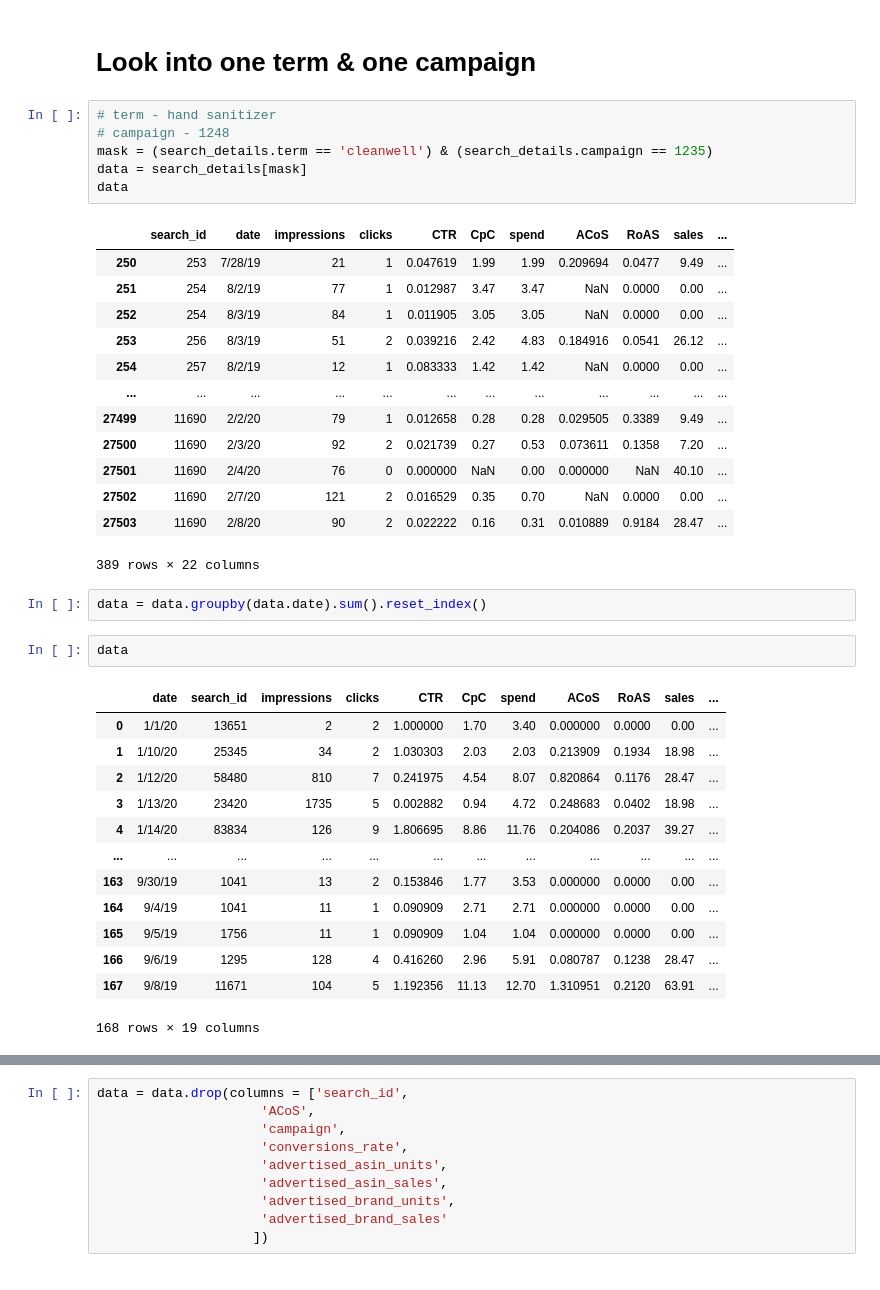
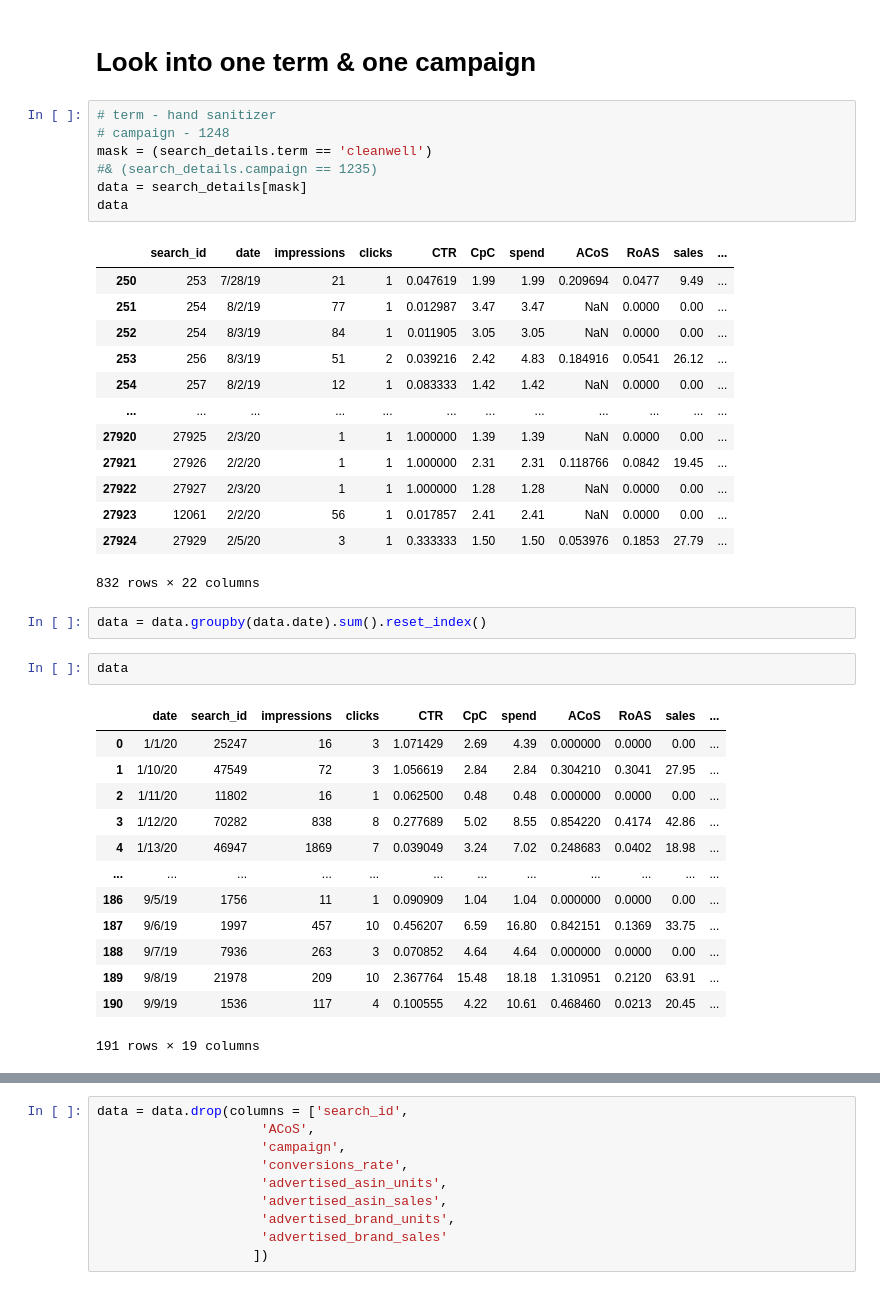
Before and after one commit to JuliaSokolova/amazon_-eCommerce_optimization, a Jupyter notebook: Search EDA.ipynb, the cells around one changed output, grey strips where cells are left out. Saved outputs shown, nothing was run; the diff lists cells and outputs as text.

```diff
--- a/Search EDA.ipynb
+++ b/Search EDA.ipynb
@@ -494,41 +494,42 @@ Name: term, Length: 754, dtype: int64
 # %%
 # term - hand sanitizer
 # campaign - 1248
-mask = (search_details.term == 'cleanwell') & (search_details.campaign == 1235)
+mask = (search_details.term == 'cleanwell')
+#& (search_details.campaign == 1235)
 data = search_details[mask]
 data
 # %% [output]
 |  | search_id | date | impressions | clicks | CTR | CpC | spend | ACoS | RoAS | sales | ... |
 | 250 | 253 | 7/28/19 | 21 | 1 | 0.047619 | 1.99 | 1.99 | 0.209694 | 0.0477 | 9.49 | ... |
 | 251 | 254 | 8/2/19 | 77 | 1 | 0.012987 | 3.47 | 3.47 | NaN | 0.0000 | 0.00 | ... |
 | 252 | 254 | 8/3/19 | 84 | 1 | 0.011905 | 3.05 | 3.05 | NaN | 0.0000 | 0.00 | ... |
 | 253 | 256 | 8/3/19 | 51 | 2 | 0.039216 | 2.42 | 4.83 | 0.184916 | 0.0541 | 26.12 | ... |
 | 254 | 257 | 8/2/19 | 12 | 1 | 0.083333 | 1.42 | 1.42 | NaN | 0.0000 | 0.00 | ... |
 | ... | ... | ... | ... | ... | ... | ... | ... | ... | ... | ... | ... |
-| 27499 | 11690 | 2/2/20 | 79 | 1 | 0.012658 | 0.28 | 0.28 | 0.029505 | 0.3389 | 9.49 | ... |
-| 27500 | 11690 | 2/3/20 | 92 | 2 | 0.021739 | 0.27 | 0.53 | 0.073611 | 0.1358 | 7.20 | ... |
-| 27501 | 11690 | 2/4/20 | 76 | 0 | 0.000000 | NaN | 0.00 | 0.000000 | NaN | 40.10 | ... |
-| 27502 | 11690 | 2/7/20 | 121 | 2 | 0.016529 | 0.35 | 0.70 | NaN | 0.0000 | 0.00 | ... |
-| 27503 | 11690 | 2/8/20 | 90 | 2 | 0.022222 | 0.16 | 0.31 | 0.010889 | 0.9184 | 28.47 | ... |
+| 27920 | 27925 | 2/3/20 | 1 | 1 | 1.000000 | 1.39 | 1.39 | NaN | 0.0000 | 0.00 | ... |
+| 27921 | 27926 | 2/2/20 | 1 | 1 | 1.000000 | 2.31 | 2.31 | 0.118766 | 0.0842 | 19.45 | ... |
+| 27922 | 27927 | 2/3/20 | 1 | 1 | 1.000000 | 1.28 | 1.28 | NaN | 0.0000 | 0.00 | ... |
+| 27923 | 12061 | 2/2/20 | 56 | 1 | 0.017857 | 2.41 | 2.41 | NaN | 0.0000 | 0.00 | ... |
+| 27924 | 27929 | 2/5/20 | 3 | 1 | 0.333333 | 1.50 | 1.50 | 0.053976 | 0.1853 | 27.79 | ... |
-389 rows × 22 columns
+832 rows × 22 columns
 # %%
 data = data.groupby(data.date).sum().reset_index()
 # %%
 data
 # %% [output]
 |  | date | search_id | impressions | clicks | CTR | CpC | spend | ACoS | RoAS | sales | ... |
-| 0 | 1/1/20 | 13651 | 2 | 2 | 1.000000 | 1.70 | 3.40 | 0.000000 | 0.0000 | 0.00 | ... |
-| 1 | 1/10/20 | 25345 | 34 | 2 | 1.030303 | 2.03 | 2.03 | 0.213909 | 0.1934 | 18.98 | ... |
-| 2 | 1/12/20 | 58480 | 810 | 7 | 0.241975 | 4.54 | 8.07 | 0.820864 | 0.1176 | 28.47 | ... |
-| 3 | 1/13/20 | 23420 | 1735 | 5 | 0.002882 | 0.94 | 4.72 | 0.248683 | 0.0402 | 18.98 | ... |
-| 4 | 1/14/20 | 83834 | 126 | 9 | 1.806695 | 8.86 | 11.76 | 0.204086 | 0.2037 | 39.27 | ... |
+| 0 | 1/1/20 | 25247 | 16 | 3 | 1.071429 | 2.69 | 4.39 | 0.000000 | 0.0000 | 0.00 | ... |
+| 1 | 1/10/20 | 47549 | 72 | 3 | 1.056619 | 2.84 | 2.84 | 0.304210 | 0.3041 | 27.95 | ... |
+| 2 | 1/11/20 | 11802 | 16 | 1 | 0.062500 | 0.48 | 0.48 | 0.000000 | 0.0000 | 0.00 | ... |
+| 3 | 1/12/20 | 70282 | 838 | 8 | 0.277689 | 5.02 | 8.55 | 0.854220 | 0.4174 | 42.86 | ... |
+| 4 | 1/13/20 | 46947 | 1869 | 7 | 0.039049 | 3.24 | 7.02 | 0.248683 | 0.0402 | 18.98 | ... |
 | ... | ... | ... | ... | ... | ... | ... | ... | ... | ... | ... | ... |
-| 163 | 9/30/19 | 1041 | 13 | 2 | 0.153846 | 1.77 | 3.53 | 0.000000 | 0.0000 | 0.00 | ... |
-| 164 | 9/4/19 | 1041 | 11 | 1 | 0.090909 | 2.71 | 2.71 | 0.000000 | 0.0000 | 0.00 | ... |
-| 165 | 9/5/19 | 1756 | 11 | 1 | 0.090909 | 1.04 | 1.04 | 0.000000 | 0.0000 | 0.00 | ... |
-| 166 | 9/6/19 | 1295 | 128 | 4 | 0.416260 | 2.96 | 5.91 | 0.080787 | 0.1238 | 28.47 | ... |
-| 167 | 9/8/19 | 11671 | 104 | 5 | 1.192356 | 11.13 | 12.70 | 1.310951 | 0.2120 | 63.91 | ... |
+| 186 | 9/5/19 | 1756 | 11 | 1 | 0.090909 | 1.04 | 1.04 | 0.000000 | 0.0000 | 0.00 | ... |
+| 187 | 9/6/19 | 1997 | 457 | 10 | 0.456207 | 6.59 | 16.80 | 0.842151 | 0.1369 | 33.75 | ... |
+| 188 | 9/7/19 | 7936 | 263 | 3 | 0.070852 | 4.64 | 4.64 | 0.000000 | 0.0000 | 0.00 | ... |
+| 189 | 9/8/19 | 21978 | 209 | 10 | 2.367764 | 15.48 | 18.18 | 1.310951 | 0.2120 | 63.91 | ... |
+| 190 | 9/9/19 | 1536 | 117 | 4 | 0.100555 | 4.22 | 10.61 | 0.468460 | 0.0213 | 20.45 | ... |
-168 rows × 19 columns
+191 rows × 19 columns
 # %%
 data.ad_group.value_counts()
 # %% [output]
```
Also changed, not shown: parts of 4 cells of this notebook, 1 other file.
